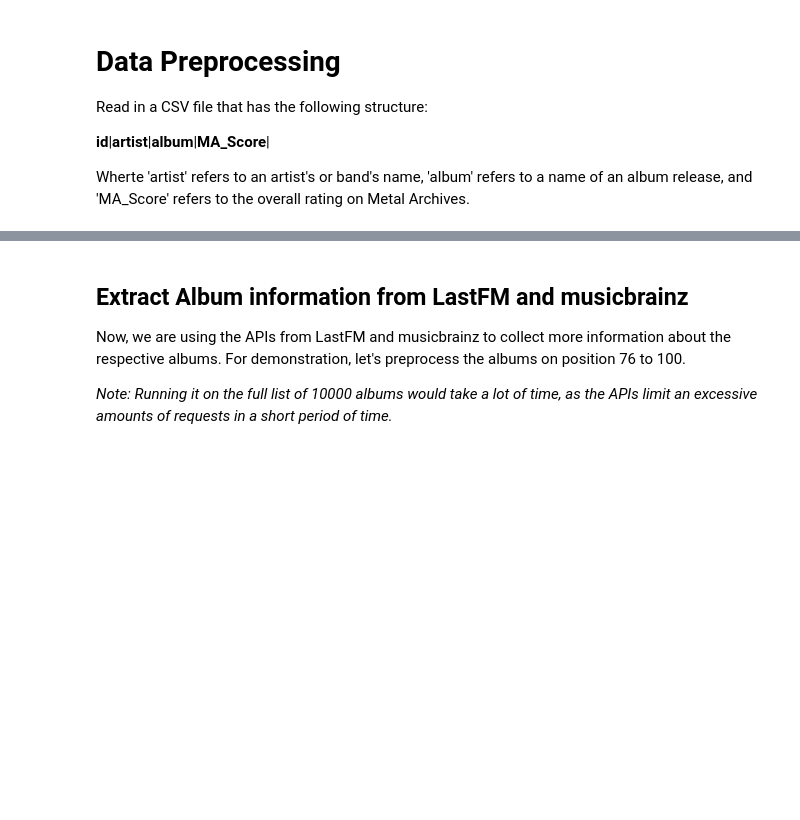
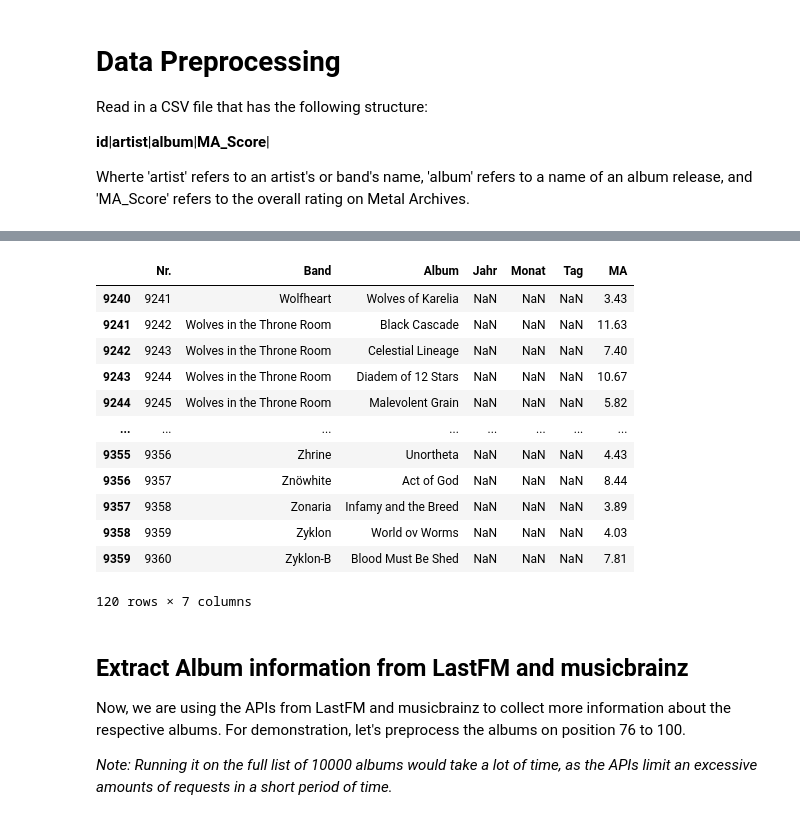
Before and after one commit to ostromann/heavy_metal_history, a Jupyter notebook: 0-preprocessing.ipynb, the cells around one changed output, grey strips where cells are left out. Saved outputs shown, nothing was run; the diff lists cells and outputs as text; code cells hidden in the pictures; blank space fills up the shorter version.

```diff
--- a/0-preprocessing.ipynb
+++ b/0-preprocessing.ipynb
@@ -42,3 +47,19 @@ df_csv
+# %%
+df_csv.head(9360).tail(120)
+# %% [output]
+|  | Nr. | Band | Album | Jahr | Monat | Tag | MA |
+| 9240 | 9241 | Wolfheart | Wolves of Karelia | NaN | NaN | NaN | 3.43 |
+| 9241 | 9242 | Wolves in the Throne Room | Black Cascade | NaN | NaN | NaN | 11.63 |
+| 9242 | 9243 | Wolves in the Throne Room | Celestial Lineage | NaN | NaN | NaN | 7.40 |
+| 9243 | 9244 | Wolves in the Throne Room | Diadem of 12 Stars | NaN | NaN | NaN | 10.67 |
+| 9244 | 9245 | Wolves in the Throne Room | Malevolent Grain | NaN | NaN | NaN | 5.82 |
+| ... | ... | ... | ... | ... | ... | ... | ... |
+| 9355 | 9356 | Zhrine | Unortheta | NaN | NaN | NaN | 4.43 |
+| 9356 | 9357 | Znöwhite | Act of God | NaN | NaN | NaN | 8.44 |
+| 9357 | 9358 | Zonaria | Infamy and the Breed | NaN | NaN | NaN | 3.89 |
+| 9358 | 9359 | Zyklon | World ov Worms | NaN | NaN | NaN | 4.03 |
+| 9359 | 9360 | Zyklon-B | Blood Must Be Shed | NaN | NaN | NaN | 7.81 |
+120 rows × 7 columns
 # %% [markdown]
 ## Extract Album information from LastFM and musicbrainz
 
```
Also changed, not shown: parts of 4 cells of this notebook, 1 other file.
